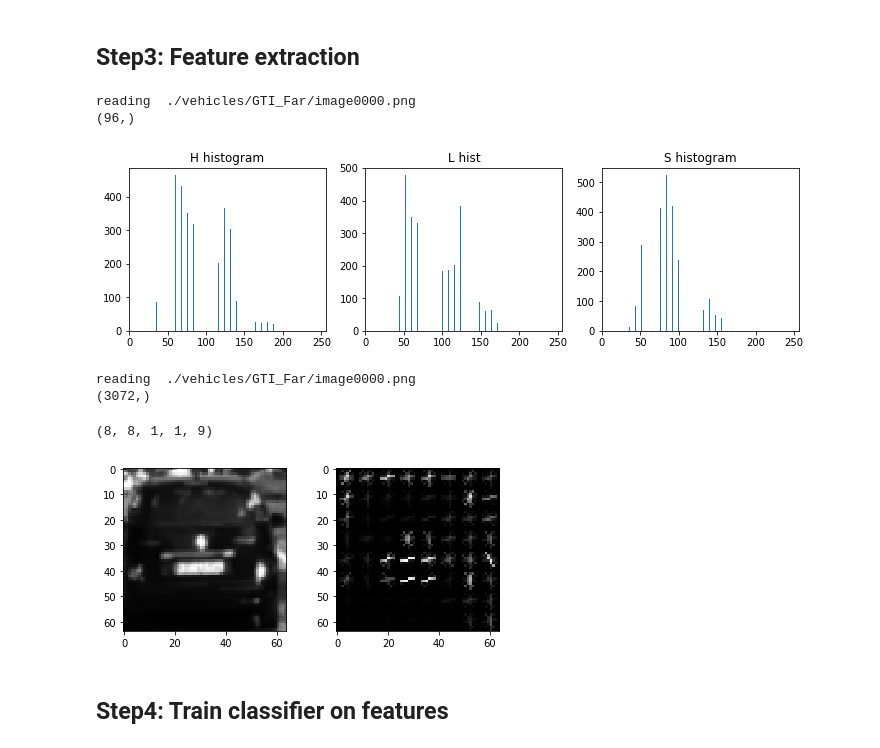
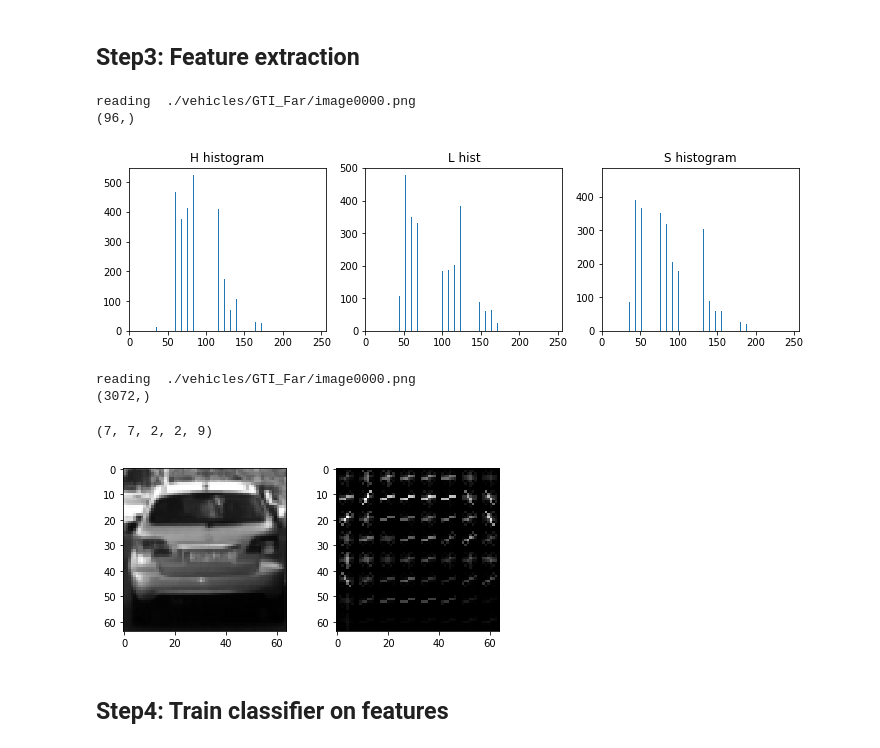
Before and after one commit to jxlin/CarND-Vehicle-Detection, a Jupyter notebook: Classifier.ipynb, the cells around one changed output. Saved outputs shown, nothing was run; the diff lists cells and outputs as text; code cells hidden in the pictures.

```diff
--- a/Classifier.ipynb
+++ b/Classifier.ipynb
@@ -111,17 +111,15 @@ def observe_colorspace():
 # %%
 # Extact color histogram features
 
-def color_hist(img, nbins=32, bins_range=(0, 256), color_space='RGB', visualize=False):
-    convertor = convertors[color_space]
-    img = cv2.cvtColor(img, convertor)
-    hist0 = np.histogram(img[:,:,0], bins=nbins, range=bins_range)
-    hist1 = np.histogram(img[:,:,1], bins=nbins, range=bins_range)
-    hist2 = np.histogram(img[:,:,2], bins=nbins, range=bins_range)
+def color_hist(img, nbins=32, bins_range=(0, 256), visualize=False):
+    channel1 = np.histogram(img[:,:,0], bins=nbins, range=bins_range)
+    channel2 = np.histogram(img[:,:,1], bins=nbins, range=bins_range)
+    channel3 = np.histogram(img[:,:,2], bins=nbins, range=bins_range)
 
-    features = np.concatenate((hist0[0], hist1[0], hist2[0]))
+    features = np.concatenate((channel1[0], channel2[0], channel3[0]))
     if visualize:
         print(features.shape)
-        return features, (hist0, hist1, hist2)
+        return features, (channel1, channel2, channel3)
     else:
         return features
 
@@ -129,7 +127,7 @@ img_name = vehicle_imgs[0]
 print('reading ', img_name)
 img = cv2.imread(vehicle_imgs[0])
 
-features, histograms = color_hist(img, color_space='RGB', visualize=True)
+features, histograms = color_hist(img, visualize=True)
 hist1, hist2, hist3 = histograms
 
 # visualize histogram
@@ -154,7 +152,7 @@ plt.show()
 # %% [output]
 reading  ./vehicles/GTI_Far/image0000.png
 (96,)
-[figure, old version]
+[figure, new version]
 # %%
 # Extract spatial bin features
 
@@ -175,28 +175,28 @@ reading  ./vehicles/GTI_Far/image0000.png
 # %%
 # Extract hog features
 from skimage.feature import hog
 
-def get_hog_features(img, orient=9, pix_per_cell=8, cell_per_block=1, vis=False, feature_vec=False):
+def get_hog_features(img, orient=9, pix_per_cell=8, cell_per_block=2, vis=False, feature_vec=False):
     return hog(
         img, orient,
         pixels_per_cell=(pix_per_cell, pix_per_cell),
         cells_per_block=(cell_per_block, cell_per_block),
         visualise=vis, feature_vector=feature_vec)
 
 
 img = cv2.imread(random.sample(vehicle_imgs, 1)[0])
 gray = cv2.cvtColor(img, cv2.COLOR_BGR2GRAY)
 features, hog_image = get_hog_features(gray, vis=True)
 print(features.shape)
 fig = plt.figure(figsize=(7,3))
 plt.subplot(121)
 plt.imshow(gray, cmap='gray')
 plt.subplot(122)
 plt.imshow(hog_image, cmap='gray')
 plt.show()
 # %% [output]
-(8, 8, 1, 1, 9)
+(7, 7, 2, 2, 9)
-[figure, old version]
+[figure, new version]
 # %% [markdown]
 ## Step4: Train classifier on features
 # %%
```
Also changed, not shown: parts of 5 cells of this notebook.
